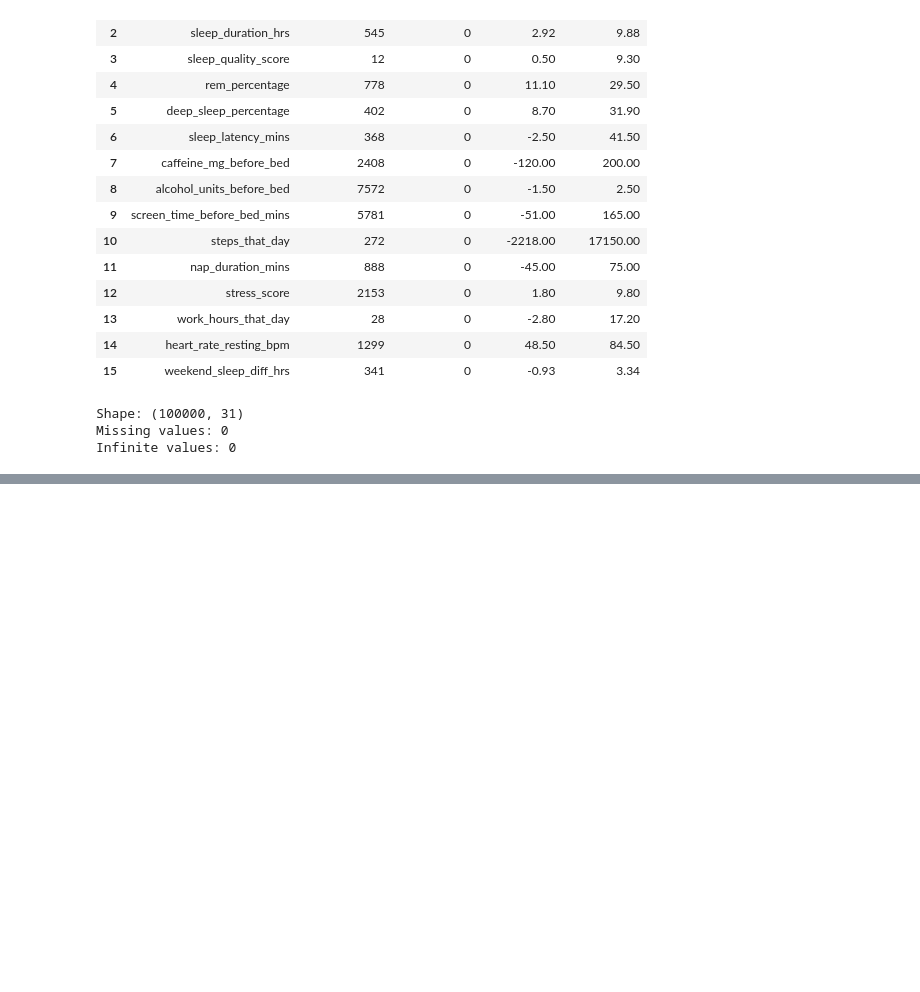
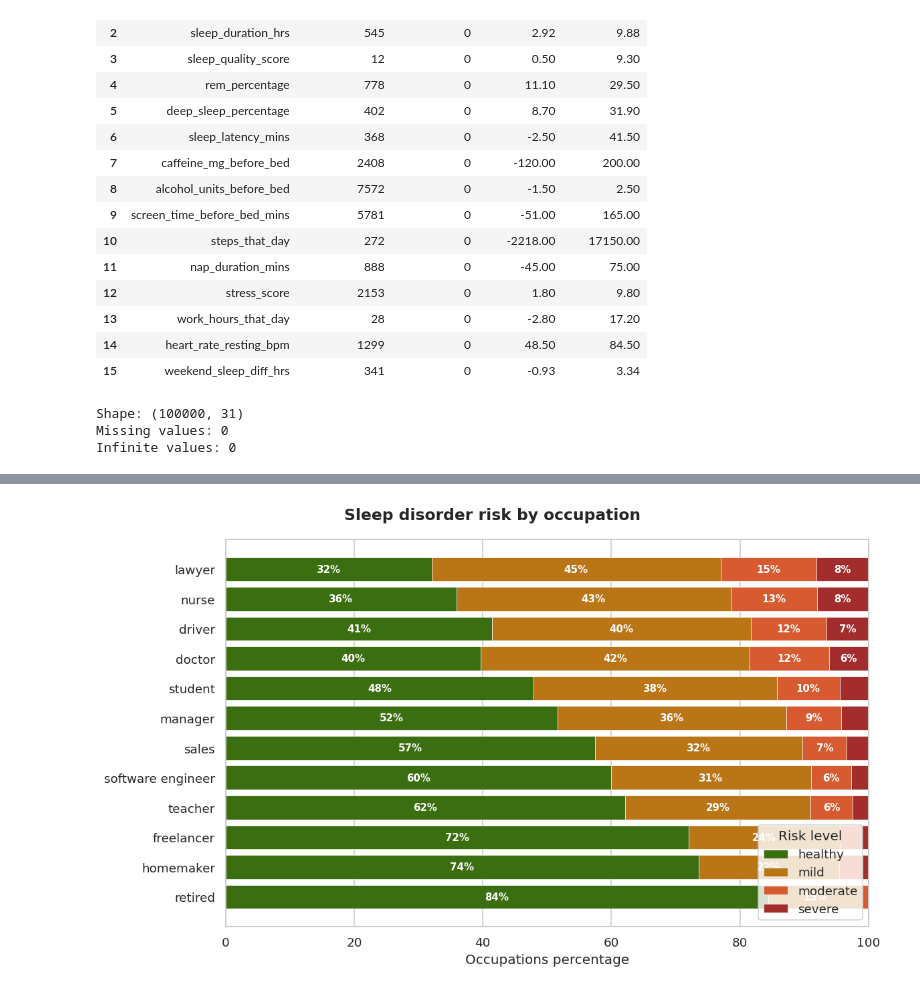
Before and after one commit to ibtihal7alharbi-tech/ML-project, a Jupyter notebook: sleep_disorder_risk_prediction.ipynb, the cells around one changed output, grey strips where cells are left out. Saved outputs shown, nothing was run; the diff lists cells and outputs as text; code cells hidden in the pictures; blank space fills up the shorter version.

Commit message:
disorder_risk_prediction EDA

```diff
--- a/sleep_disorder_risk_prediction.ipynb
+++ b/sleep_disorder_risk_prediction.ipynb
@@ -589,0 +308,25 @@ plt.show()
+# %%
+occ_risk = pd.crosstab(df["occupation"], df["sleep_disorder_risk"], normalize="index") * 100
+occ_risk = occ_risk.reindex(columns=RISK_ORDER).fillna(0)
+occ_risk = occ_risk.sort_values("severe", ascending=True)
+
+fig, ax = plt.subplots(figsize=(10, 6))
+fig.suptitle("Sleep disorder risk by occupation", fontsize=14, fontweight="bold")
+
+bottom = np.zeros(len(occ_risk))
+for risk in RISK_ORDER:
+    vals = occ_risk[risk].values
+    bars = ax.barh(occ_risk.index, vals, left=bottom, color=PALETTE_RISK[risk], label=risk, edgecolor="white", linewidth=0.4)
+    for bar, val in zip(bars, vals):
+        if val > 6:
+            ax.text(bar.get_x() + bar.get_width()/2, bar.get_y() + bar.get_height()/2,
+                    f"{val:.0f}%", ha="center", va="center", fontsize=9, color="white", fontweight="bold")
+    bottom += vals
+
+ax.set_xlim(0, 100)
+ax.set_xlabel("Occupations percentage")
+ax.legend(loc="lower right", title="Risk level")
+plt.tight_layout()
+plt.show()
+# %% [output]
+[figure, added]
```
Also changed, not shown: parts of 20 cells of this notebook.
